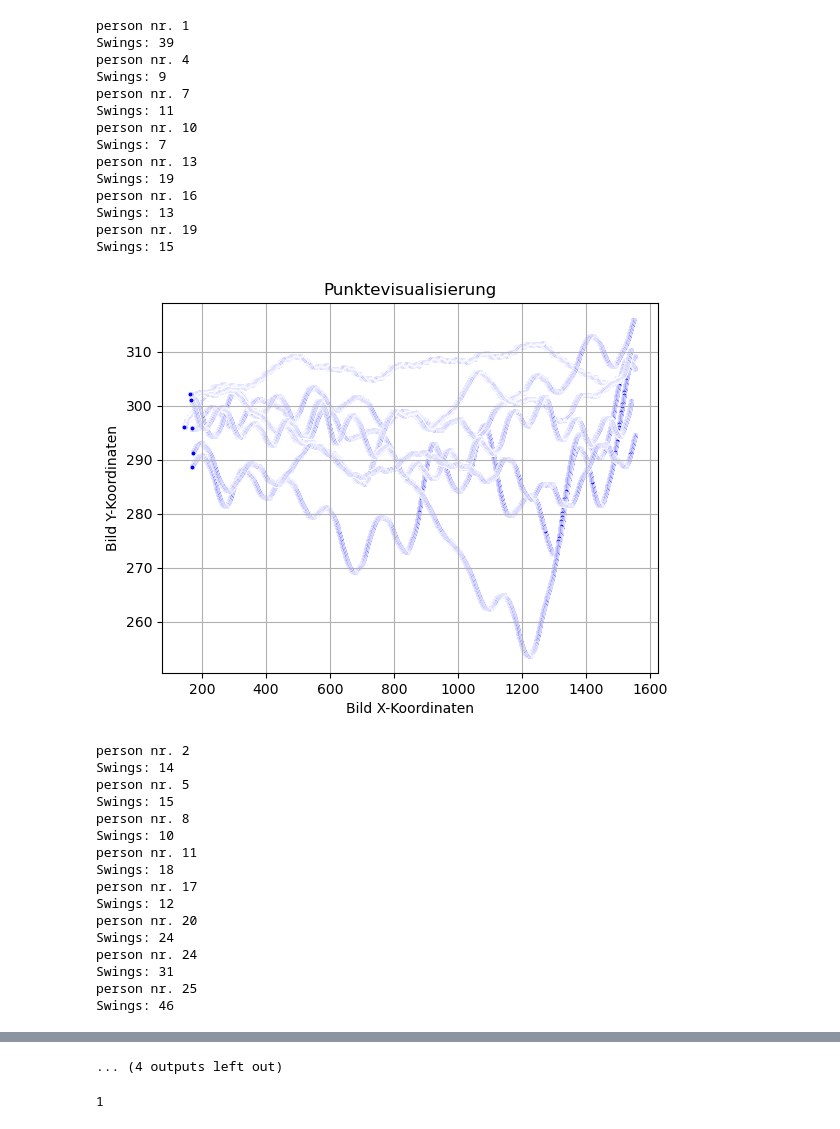
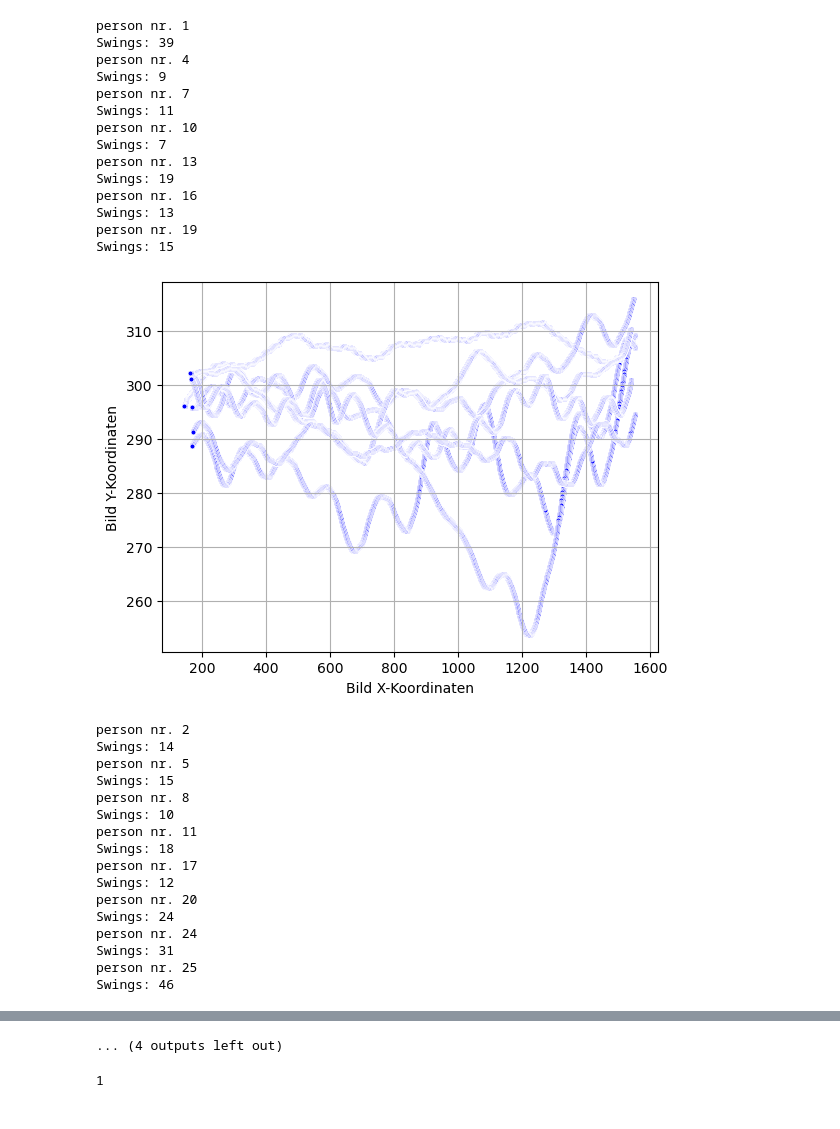
Before and after one commit to bkoern/Masterarbeit, a Jupyter notebook: Skripte/TrajectoriesOnImage.ipynb, the cells around one changed output, grey strips where cells are left out. Saved outputs shown, nothing was run; the diff lists cells and outputs as text; code cells hidden in the pictures.

```diff
--- a/Skripte/TrajectoriesOnImage.ipynb
+++ b/Skripte/TrajectoriesOnImage.ipynb
@@ -116,15 +116,15 @@ def read_data(ids, image, A, tag, begin, end, color):
             if 0 <= x < width and 0 <= y < height:
                 draw.point((x, y), fill=color)
 
-    #image.save('ausgabe' + tag + '.png')
-    #comment this for single visualizations:
-    plt.title('Punktevisualisierung')
+        #image.save('ausgabe' + tag + '.png')
+        #comment this for single visualizations:
+        #plt.title('Punktevisualisierung')
     plt.xlabel('Bild X-Koordinaten')
     plt.ylabel('Bild Y-Koordinaten')
     plt.grid(True)
 
     plt.show()
-
+    #plt.savefig('../Visualisierungen/schwankungen' + color + '.png', dpi=300)
     return swings
 
 def bildUpdaten(image, welt_stuetzpunkte, bild_stuetzpunkte, nummer):
@@ -137,7 +137,7 @@ def bildUpdaten(image, welt_stuetzpunkte, bild_stuetzpunkte, nummer):
     image.save('../Visualisierungen/bridge_' + nummer + '.png')
 
     #gemeinsame Visualisierung
-    plt.title('Punktevisualisierung')
+    #plt.title('Punktevisualisierung')
     plt.xlabel('Bild X-Koordinaten')
     plt.ylabel('Bild Y-Koordinaten')
     plt.grid(True)
@@ -168,36 +168,36 @@ idsReference = [1,4,7,10,13,16,19] # broken runs 22 (no dynamic run)
 idsVirtual = [2,5,8,11,17,20,24,25] #broken runs 5 (stopped after light 1),14 (stopped on bridge 1)
 idsHaptic = [3,6,9,12,15,18,21,26] #broken runs 23 (no dynamic run),26 (stopped after bridge 2)
 
 s_df = s_df + bildUpdaten(image2, welt_stuetzpunkte_2, bild_stuetzpunkte_2, '2')
 
 ax=sns.boxplot(data=s_df, palette="Set3", showfliers = False)
-plt.xlabel("Läufe", fontsize=fontsizeLabel)
+plt.xlabel("Versuchsgruppen", fontsize=fontsizeLabel)
 plt.xticks([0, 1, 2], ['Ohne', 'Virtuell', 'Haptisch'], fontsize=fontsize)
 plt.yticks(fontsize=fontsize)
 ax.set_ylim(0,55)
 plt.ylabel("Anzahl der Schwankungen", fontsize=fontsizeLabel)
-plt.title("Schwankungen auf beiden Brücken", fontsize=fontsizeHeader)
+#plt.title("Schwankungen auf beiden Brücken", fontsize=fontsizeHeader)
 plt.gcf().subplots_adjust(bottom=0.15)
 plt.savefig('../Visualisierungen/schwankungen.png', dpi=300)
 plt.show()
 
 print('done')
 # %% [output]
 person nr. 1
 Swings: 39
 person nr. 4
 Swings: 9
 person nr. 7
 Swings: 11
 person nr. 10
 Swings: 7
 person nr. 13
 Swings: 19
 person nr. 16
 Swings: 13
 person nr. 19
 Swings: 15
-[figure, old version]
+[figure, new version]
 person nr. 2
 Swings: 14
 person nr. 5
```
Also changed, not shown: parts of 1 cell of this notebook, 19 other files.
